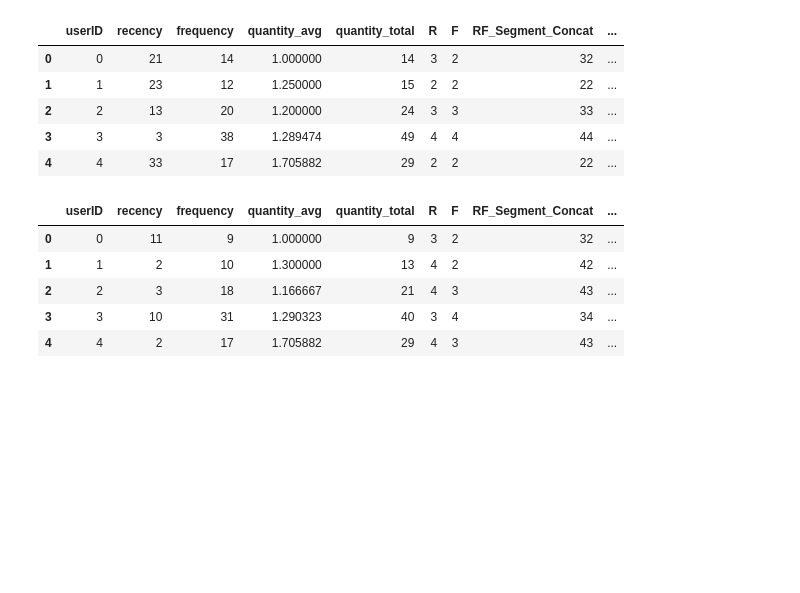
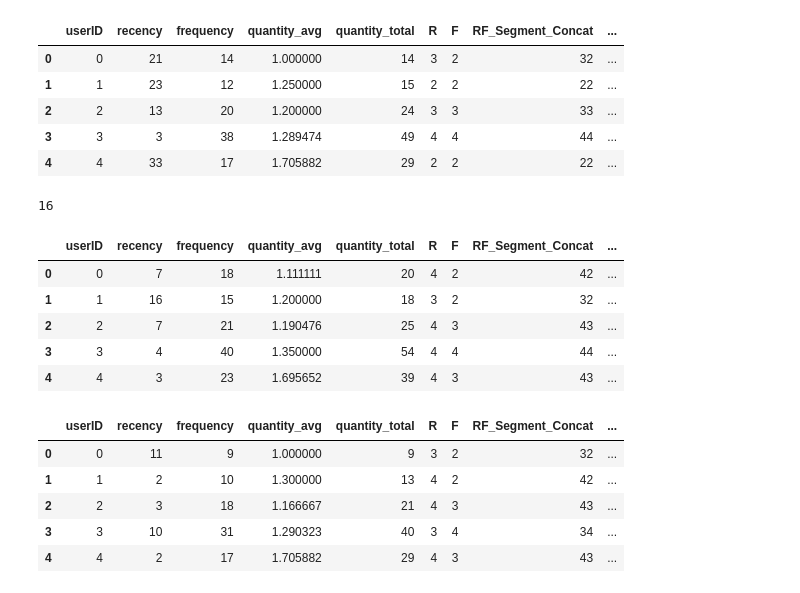
Before and after one commit to aldietri/Data-Mining-Cup-2022, a Jupyter notebook: EDA/Alex/RFM Analysis.ipynb, the cells around one changed output. Cells and saved outputs as stored; diff of their text form; code cells hidden in the pictures; blank space fills up the shorter version.

```diff
--- a/EDA/Alex/RFM Analysis.ipynb
+++ b/EDA/Alex/RFM Analysis.ipynb
@@ -78,3 +96,14 @@ features_jan.tail()
 | 46028 | 46135 | 25 | 7 | 1.857143 | 13 |
 | 46029 | 46136 | 4 | 35 | 1.971429 | 69 |
 | 46030 | 46137 | 106 | 5 | 1.400000 | 7 |
+# %%
+NOW = dt(2021, 2, 1)
+
+features_feb = item_orders_feb.groupby("userID").agg({
+    "date": lambda x: (NOW - x.max()).days,
+    "itemID": "count",
+    "order": ["mean", "sum"],
+    }).reset_index()
+
+features_feb.columns = ["userID", "recency", "frequency", "quantity_avg", "quantity_total"]
+features_feb.tail()
@@ -152,3 +188,19 @@ features_jan.head()
 | 2 | 2 | 13 | 20 | 1.200000 | 24 | 3 | 3 |
 | 3 | 3 | 3 | 38 | 1.289474 | 49 | 4 | 4 |
 | 4 | 4 | 33 | 17 | 1.705882 | 29 | 2 | 2 |
+# %%
+# Calculating R and F groups
+# Create labels for Recency and Frequency
+r_labels = range(4, 0, -1)
+f_labels = range(1, 5)
+
+# Assign these labels to 4 equal percentile groups
+r_groups = pd.qcut(features_feb["recency"], q=4, labels=r_labels)
+
+# Assign these labels to 4 equal percentile groups
+f_groups = pd.qcut(features_feb["frequency"], q=4, labels=f_labels)
+
+# Create new columns
+features_feb = features_feb.assign(R = r_groups.values, F=f_groups.values)
+
+features_jan.head()
@@ -172,6 +231,9 @@ features_jan.head()
 | 2 | 2 | 13 | 20 | 1.200000 | 24 | 3 | 3 | 33 |
 | 3 | 3 | 3 | 38 | 1.289474 | 49 | 4 | 4 | 44 |
 | 4 | 4 | 33 | 17 | 1.705882 | 29 | 2 | 2 | 22 |
+# %%
+features_feb["RF_Segment_Concat"] = features_feb["R"].astype(str) + features_feb["F"].astype(str)
+features_feb.head()
 # %%
 # Count the num of unique segments
 print(features_dec.groupby("RF_Segment_Concat")["RF_Segment_Concat"].nunique().sum())
@@ -202,6 +264,21 @@ features_jan.head()
 | 2 | 2 | 13 | 20 | 1.200000 | 24 | 3 | 3 | 33 | ... |
 | 3 | 3 | 3 | 38 | 1.289474 | 49 | 4 | 4 | 44 | ... |
 | 4 | 4 | 33 | 17 | 1.705882 | 29 | 2 | 2 | 22 | ... |
+# %%
+# Count the num of unique segments
+print(features_feb.groupby("RF_Segment_Concat")["RF_Segment_Concat"].nunique().sum())
+
+# Calculate RF score
+features_feb["RF_Score"] = features_feb[["R", "F"]].sum(axis=1)
+features_feb.head()
+# %% [output]
+16
+|  | userID | recency | frequency | quantity_avg | quantity_total | R | F | RF_Segment_Concat | ... |
+| 0 | 0 | 7 | 18 | 1.111111 | 20 | 4 | 2 | 42 | ... |
+| 1 | 1 | 16 | 15 | 1.200000 | 18 | 3 | 2 | 32 | ... |
+| 2 | 2 | 7 | 21 | 1.190476 | 25 | 4 | 3 | 43 | ... |
+| 3 | 3 | 4 | 40 | 1.350000 | 54 | 4 | 4 | 44 | ... |
+| 4 | 4 | 3 | 23 | 1.695652 | 39 | 4 | 3 | 43 | ... |
 # %%
 # Define customer segment
 def rf_level(df):
```
Also changed, not shown: parts of 7 cells of this notebook, 11 other files.
